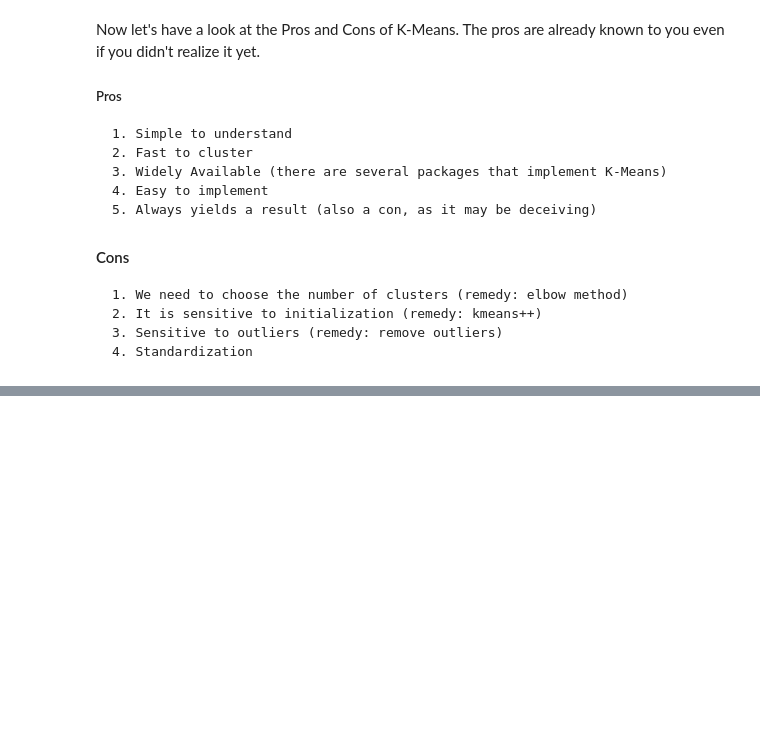
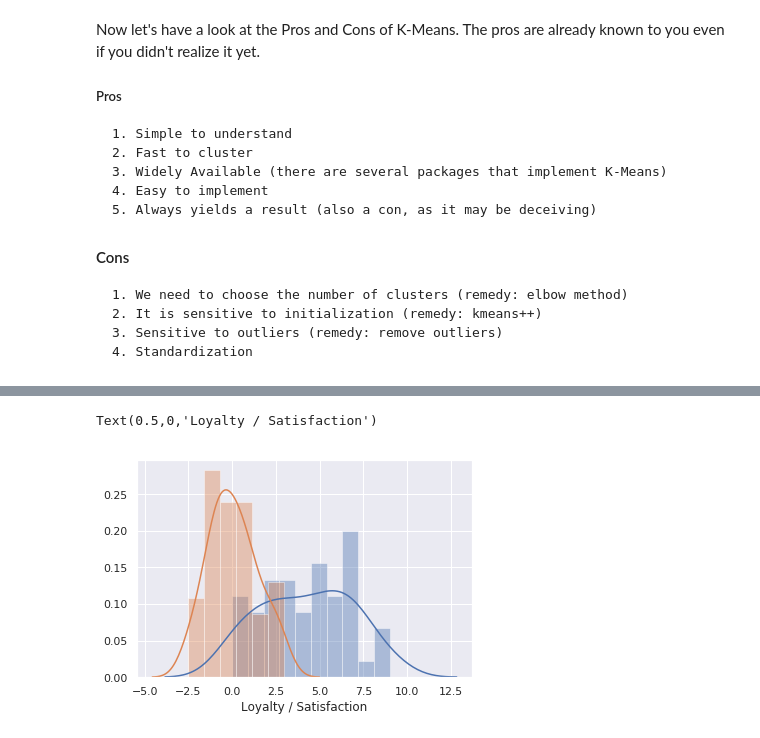
Before and after one commit to alexandrehsd/cluster-analysis, a Jupyter notebook: Cluster Analysis.ipynb, the cells around one changed output, grey strips where cells are left out. Cells and saved outputs as stored; diff of their text form; code cells hidden in the pictures; blank space fills up the shorter version.

```diff
--- a/Cluster Analysis.ipynb
+++ b/Cluster Analysis.ipynb
@@ -335,0 +352,2 @@ Now let's have a look at the Pros and Cons of K-Means. The pros are already know
+# %%
+data = pd.read_csv('datasets/customer_information.csv')
@@ -335,0 +379,7 @@ Now let's have a look at the Pros and Cons of K-Means. The pros are already know
+# %%
+sat = sns.distplot(data['Satisfaction'],bins=10)
+loy = sns.distplot(data['Loyalty'])
+plt.xlabel('Loyalty / Satisfaction')
+# %% [output]
+Text(0.5,0,'Loyalty / Satisfaction')
+[figure, added]
```
Also changed, not shown: parts of 27 cells of this notebook.
